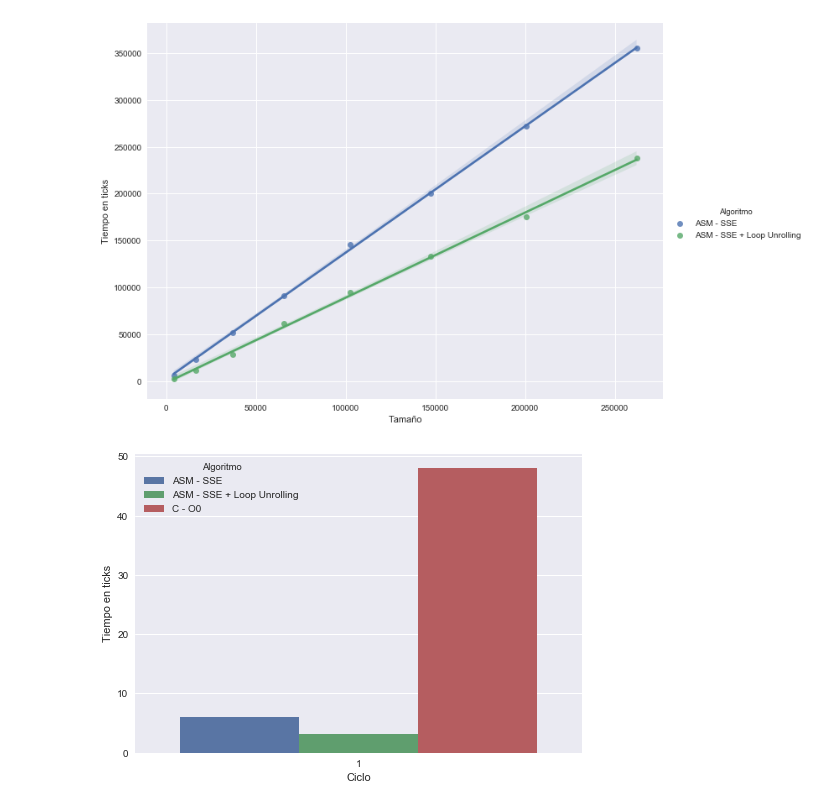
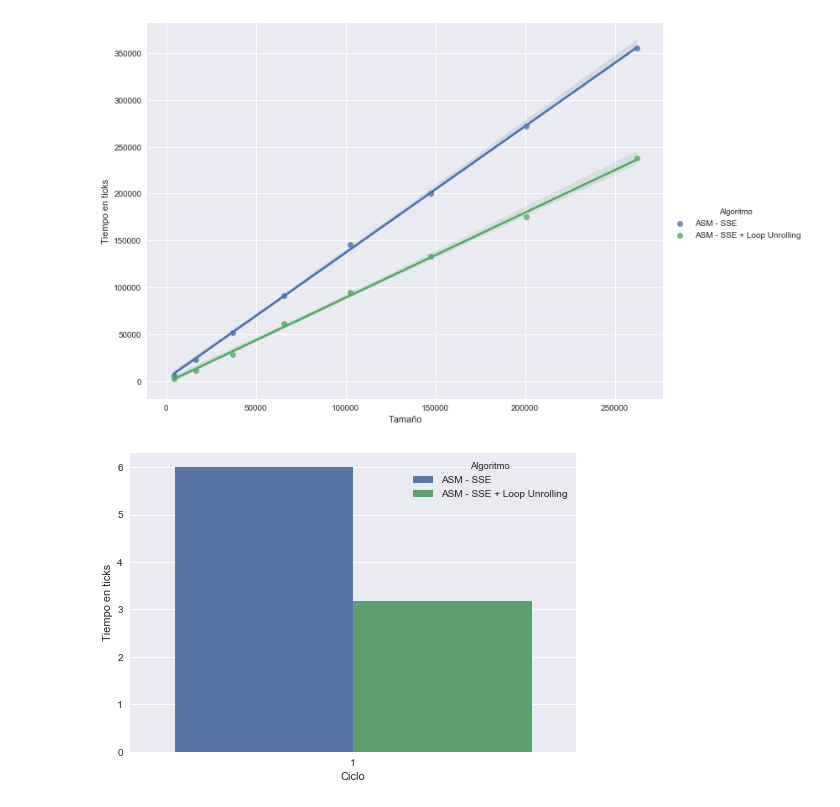
Before and after one commit to ZebaSz/orga2-tp2, a Jupyter notebook: informe/data/Orga2-TP2.ipynb, the cells around one changed output. Saved outputs shown, nothing was run; the diff lists cells and outputs as text; code cells hidden in the pictures.

```diff
--- a/informe/data/Orga2-TP2.ipynb
+++ b/informe/data/Orga2-TP2.ipynb
@@ -169,13 +169,13 @@ plt.show()
 # %%
 df1C = pd.read_csv('fourCombine-1ciclo.csv')
 
 df1CU = pd.read_csv('fourCombine-1ciclo-unroll.csv')
 df1CU[algo] = df1CU[algo].map({0: 0, 1: 2})
 df = pd.concat([df1C, df1CU], ignore_index=True)
-df[algo] = df[algo].map({0: O0, 1: ASM, 2: 'ASM - SSE + Loop Unrolling'}) # acá decía "C - O1", no es O0?
-df = df.groupby([algo, 'Ciclo']).min().reset_index() # acá se usaba promedio, por qué?
-sns.barplot(x='Ciclo', y=ticks, data=df, hue=algo) # por qué comparamos O0/1 en vez de O3?
+df[algo] = df[algo].map({1: ASM, 2: 'ASM - SSE + Loop Unrolling'}) # saque cualquier C porque en la correccion dice que no hace falta
+df = df.groupby([algo, 'Ciclo']).min().reset_index() # para probar usar la media pero si hacemos un apartado al principio diciendo que usamos el min lo dejamos con min
+sns.barplot(x='Ciclo', y=ticks, data=df, hue=algo) # saque cualquier C
 plt.ylabel('Tiempo en ticks')
 plt.show()
 # %% [output]
-[figure, old version]
+[figure, new version]
```
Also changed, not shown: 3 other files.
